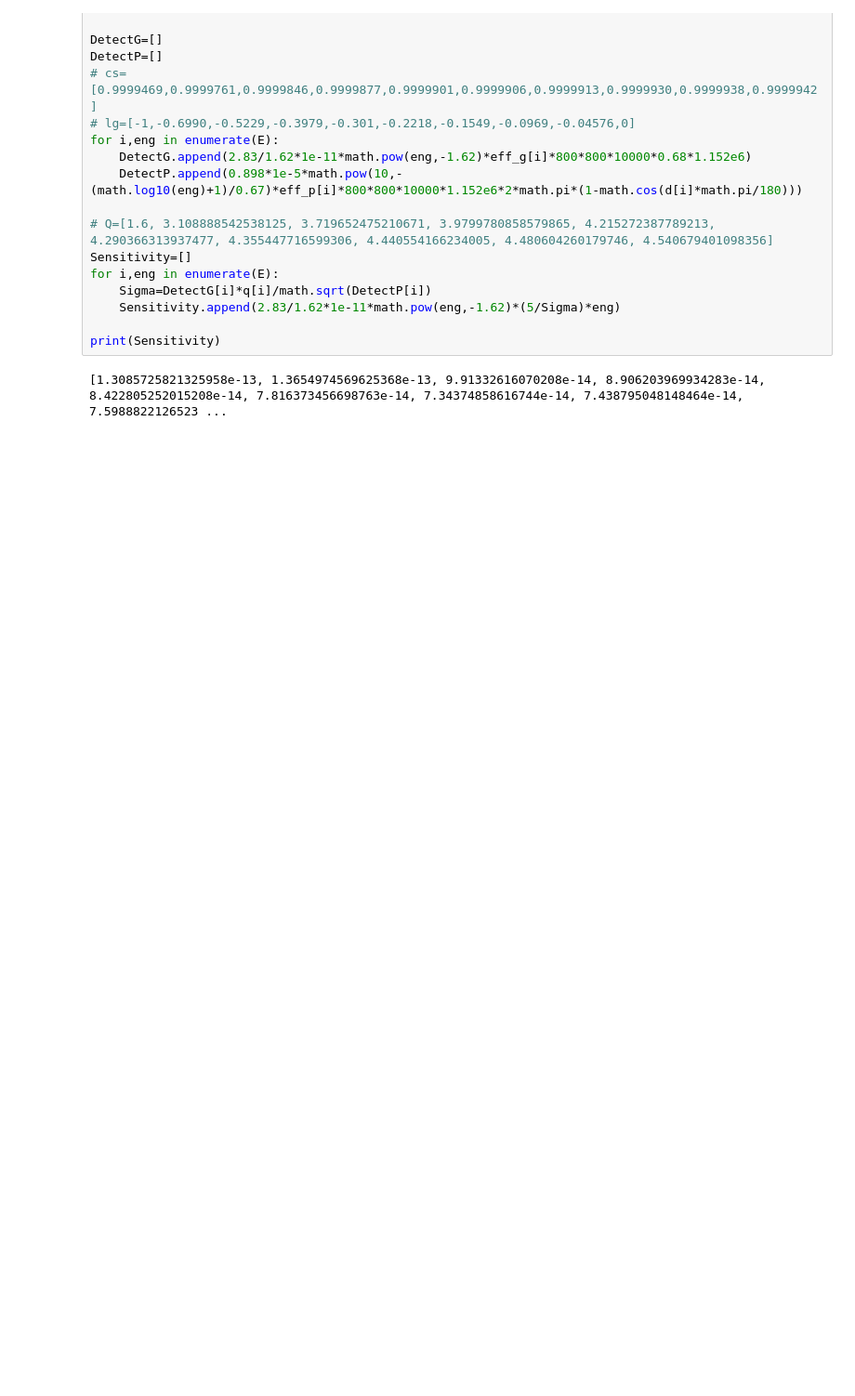
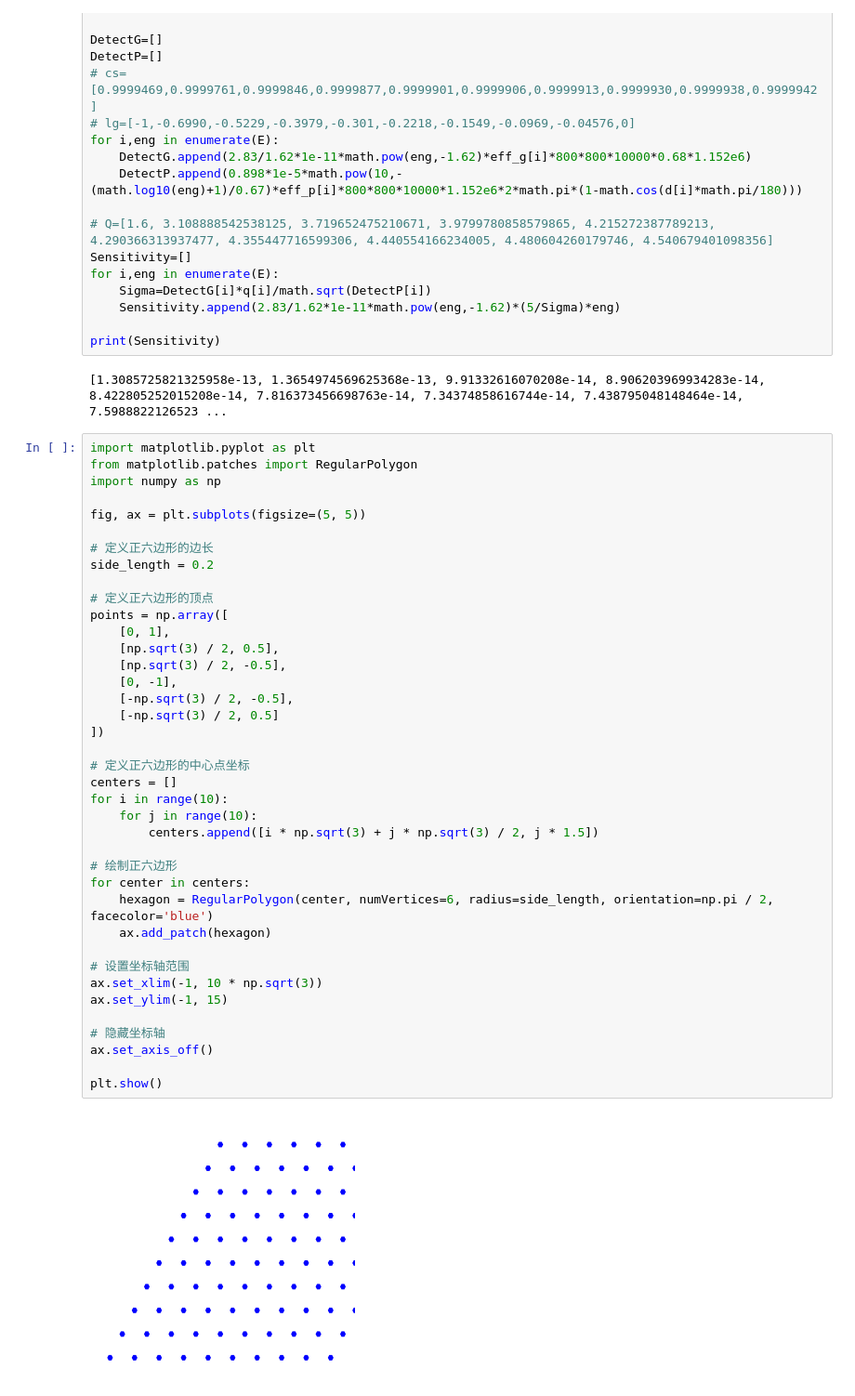
Before and after one commit to caihao/gpLearn, a Jupyter notebook: draw.ipynb, the cells around one changed output. Shown: that part at 93% size. Cells and saved outputs as stored; diff of their text form; blank space fills up the shorter version.

```diff
--- a/draw.ipynb
+++ b/draw.ipynb
@@ -301,3 +301,44 @@ for i,eng in enumerate(E):
 print(Sensitivity)
 # %% [output]
 [1.3085725821325958e-13, 1.3654974569625368e-13, 9.91332616070208e-14, 8.906203969934283e-14, 8.422805252015208e-14, 7.816373456698763e-14, 7.34374858616744e-14, 7.438795048148464e-14, 7.5988822126523 ...
+# %%
+import matplotlib.pyplot as plt
+from matplotlib.patches import RegularPolygon
+import numpy as np
+
+fig, ax = plt.subplots(figsize=(5, 5))
+
+# 定义正六边形的边长
+side_length = 0.2
+
+# 定义正六边形的顶点
+points = np.array([
+    [0, 1],
+    [np.sqrt(3) / 2, 0.5],
+    [np.sqrt(3) / 2, -0.5],
+    [0, -1],
+    [-np.sqrt(3) / 2, -0.5],
+    [-np.sqrt(3) / 2, 0.5]
+])
+
+# 定义正六边形的中心点坐标
+centers = []
+for i in range(10):
+    for j in range(10):
+        centers.append([i * np.sqrt(3) + j * np.sqrt(3) / 2, j * 1.5])
+
+# 绘制正六边形
+for center in centers:
+    hexagon = RegularPolygon(center, numVertices=6, radius=side_length, orientation=np.pi / 2, facecolor='blue')
+    ax.add_patch(hexagon)
+
+# 设置坐标轴范围
+ax.set_xlim(-1, 10 * np.sqrt(3))
+ax.set_ylim(-1, 15)
+
+# 隐藏坐标轴
+ax.set_axis_off()
+
+plt.show()
+# %% [output]
+[figure, added]
```
Also changed, not shown: parts of 13 cells of this notebook, 12 other files.
